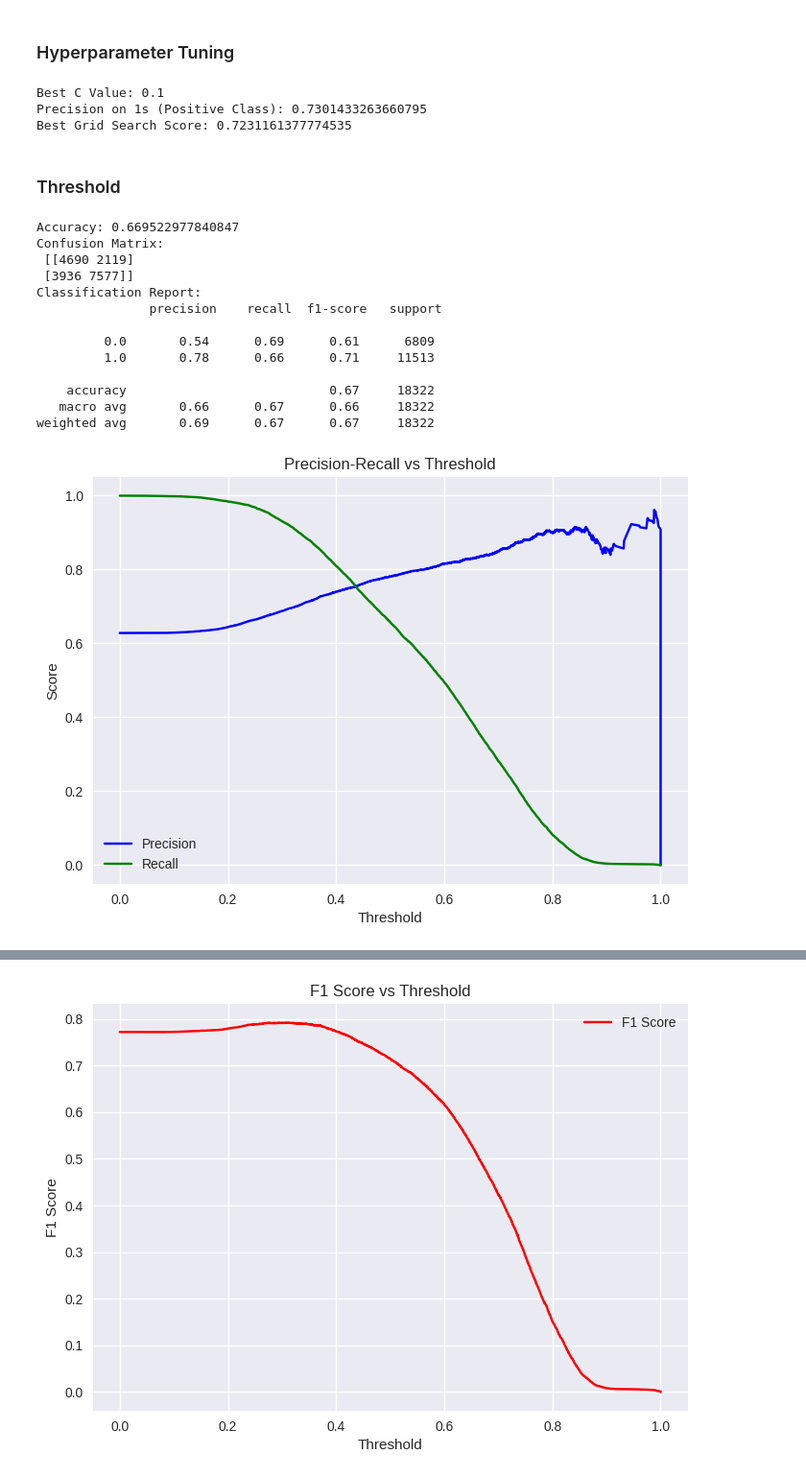
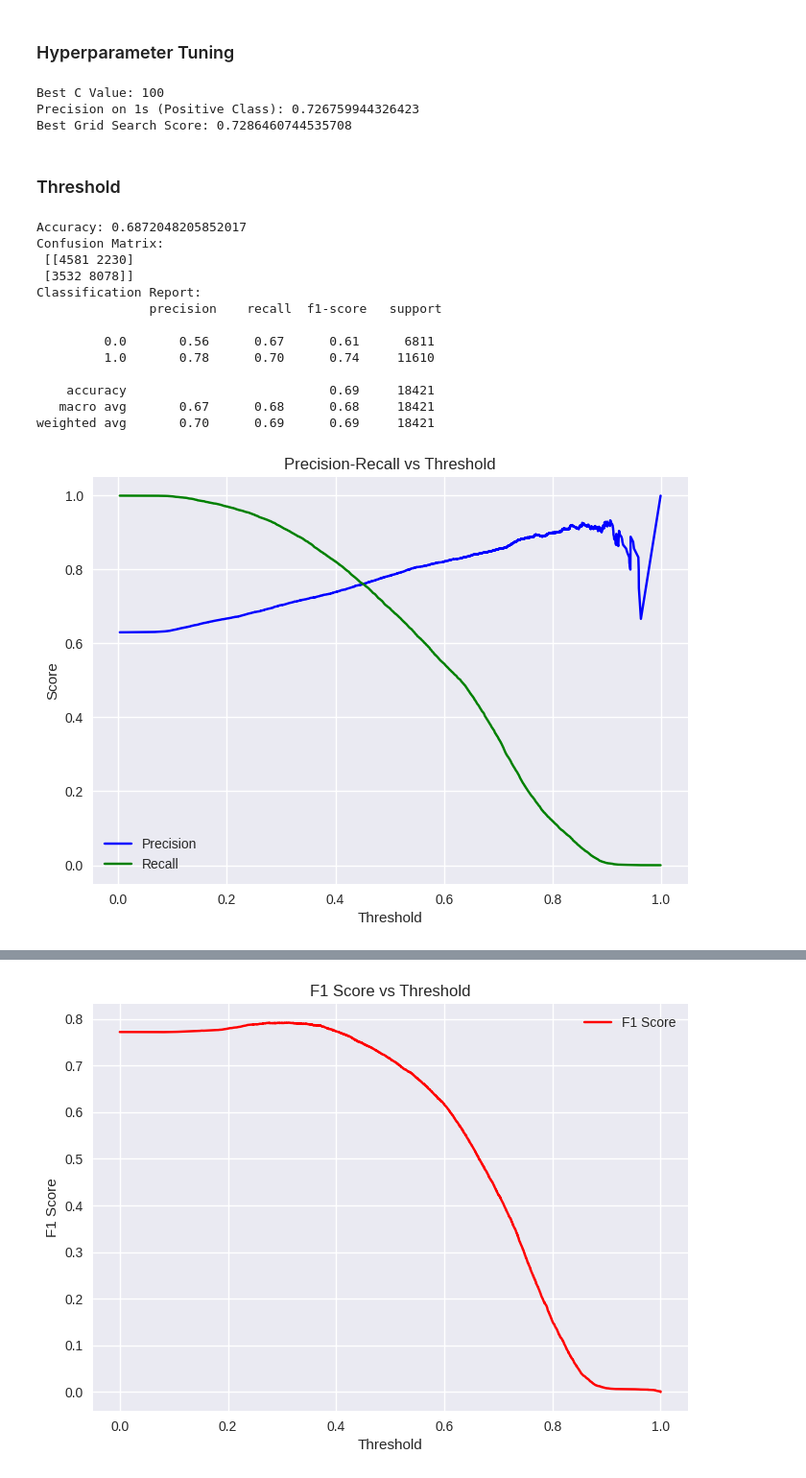
Before and after one commit to TheGooseGuy/Insurance-Product-Prediction, a Jupyter notebook: Data_preprocessing.ipynb, the cells around one changed output, grey strips where cells are left out. Shown at 96% size. Drawn from its saved outputs; the diff is of its cells as text; code cells hidden in the pictures.

Commit message:
Preprocessing, Nov 28 13:05, AUC value 0.7384

```diff
--- a/Data_preprocessing.ipynb
+++ b/Data_preprocessing.ipynb
@@ -516,0 +413,10 @@ combined_data['EXPERIENCE_RATIO'] = combined_data['EXPERIENCE_RATIO'].fillna(com
+# %%
+# POSTAL_CODE
+combined_data['AREA'] = combined_data['POSTAL_CODE'].str[0]
+combined_data['Urban_Rural'] = combined_data['POSTAL_CODE'].str[1]
+
+combined_data['IS_URBAN'] = (combined_data['Urban_Rural'] == '1').astype(int)
+combined_data = pd.get_dummies(combined_data, columns=['AREA'], prefix='AREA')
+
+# Drop unnecessary columns
+combined_data = combined_data.drop(columns=['POSTAL_CODE','Urban_Rural', 'AREA_1', 'AREA_2', 'AREA_3', 'AREA_4', 'AREA_5', 'AREA_6', 'AREA_7', 'AREA_8', 'AREA_9'])
@@ -516,0 +447,11 @@ combined_data['EXPERIENCE_RATIO'] = combined_data['EXPERIENCE_RATIO'].fillna(com
+# %%
+# OCCUPATION
+combined_data['OCCUPATION'].fillna("Not Known", inplace=True)
+combined_data['OCCUPATION'].replace('Not Known', 'UNKNOWN', inplace=True)
+
+# Replace retired and unemployed case's commute distance to 0
+combined_data.loc[combined_data['OCCUPATION'] == 'Retired', 'COMMUTE_DISTANCE'] = 0
+combined_data.loc[combined_data['OCCUPATION'] == 'Unemployed', 'COMMUTE_DISTANCE'] = 0
+
+combined_data = pd.get_dummies(combined_data, columns=['OCCUPATION'], prefix='OCCUPATION')
+combined_data.drop(columns=['OCCUPATION_UNKNOWN'], inplace=True)
@@ -517,3 +465,20 @@ combined_data['EXPERIENCE_RATIO'] = combined_data['EXPERIENCE_RATIO'].fillna(com
+# %%
+# CONVICTION_COUNT_MINOR_3YRS
+
+# Map values to bins directly
+combined_data['CONVICTION_COUNT_MINOR_3YRS'] = combined_data['CONVICTION_COUNT_MINOR_3YRS'].map(
+    lambda x: '0' if x == 0 else ('1' if x == 1 else '>=2')
+)
+combined_data = pd.get_dummies(combined_data, columns=['CONVICTION_COUNT_MINOR_3YRS'], prefix='CONVICTION_COUNT_MINOR_3YRS')
+# %%
+combined_data['CONVICTION_COUNT_MAJOR_3YRS'] = combined_data['CONVICTION_COUNT_MAJOR_3YRS'].map(
+    lambda x: '0' if x == 0 else '1')
+combined_data['CONVICTION_COUNT_CRIMINAL_3YRS'] = combined_data['CONVICTION_COUNT_CRIMINAL_3YRS'].map(
+    lambda x: '0' if x == 0 else '1')
+combined_data['ASSIGNED_LOSSES_PD_5YRS'] = combined_data['ASSIGNED_LOSSES_PD_5YRS'].map(
+    lambda x: '0' if x == 0 else '1')
+combined_data['SUSPENSION_COUNT'] = combined_data['SUSPENSION_COUNT'].map(
+    lambda x: '0' if x == 0 else '1')
 # %%
 # Replace Bools with 0s and 1s
 for col in combined_data.columns:
@@ -826,7 +766,7 @@ from sklearn.linear_model import LogisticRegression
 from sklearn.model_selection import GridSearchCV
 from sklearn.metrics import precision_score
 
-X = X_pca[:,selected_features]
+X = X_resampled
 y = y_resampled
 
 X_train, X_test, y_train, y_test = train_test_split(X, y, test_size=0.2, random_state=64)
@@ -859,53 +799,53 @@ print(f"Precision on 1s (Positive Class): {precision}")
 # Optionally: You can also check the best score from GridSearchCV
 print(f"Best Grid Search Score: {grid_search.best_score_}")
 # %% [output]
-Best C Value: 0.1
-Precision on 1s (Positive Class): 0.7301433263660795
-Best Grid Search Score: 0.7231161377774535
+Best C Value: 100
+Precision on 1s (Positive Class): 0.726759944326423
+Best Grid Search Score: 0.7286460744535708
 # %% [markdown]
 ### Threshold
 # %%
-X = X_pca[:, selected_features]
+X = X_resampled#_pca[:, selected_features]
 y = y_resampled
 
 X_train, X_test, y_train, y_test = train_test_split(X, y, test_size=0.2, random_state=64)
 
 model = LogisticRegression(class_weight="balanced", C = 0.1, random_state=89, max_iter=1000)
 model.fit(X_train, y_train)
 
 y_pred = model.predict(X_test) # Prediction
 
 # Evaluate the model
 print("Accuracy:", accuracy_score(y_test, y_pred))
 print("Confusion Matrix:\n", confusion_matrix(y_test, y_pred))
 print("Classification Report:\n", classification_report(y_test, y_pred))
 
 y_proba = model.predict_proba(X_test)[:, 1] # Predicted Probabilities
 
 
 precision, recall, thresholds = precision_recall_curve(y_test, y_proba)
 plt.plot(thresholds, precision[:-1], 'b-', label='Precision')
 plt.plot(thresholds, recall[:-1], 'g-', label='Recall')
 plt.xlabel('Threshold')
 plt.ylabel('Score')
 plt.title('Precision-Recall vs Threshold')
 plt.legend(loc='best')
 plt.show()
 # %% [output]
-Accuracy: 0.669522977840847
+Accuracy: 0.6872048205852017
 Confusion Matrix:
- [[4690 2119]
- [3936 7577]]
+ [[4581 2230]
+ [3532 8078]]
 Classification Report:
                precision    recall  f1-score   support
 
-         0.0       0.54      0.69      0.61      6809
-         1.0       0.78      0.66      0.71     11513
+         0.0       0.56      0.67      0.61      6811
+         1.0       0.78      0.70      0.74     11610
 
-    accuracy                           0.67     18322
-   macro avg       0.66      0.67      0.66     18322
-weighted avg       0.69      0.67      0.67     18322
+    accuracy                           0.69     18421
+   macro avg       0.67      0.68      0.68     18421
+weighted avg       0.70      0.69      0.69     18421
-[figure, old version]
+[figure, new version]
 # %%
 from sklearn.metrics import f1_score
 
```
Also changed, not shown: parts of 53 cells of this notebook.
